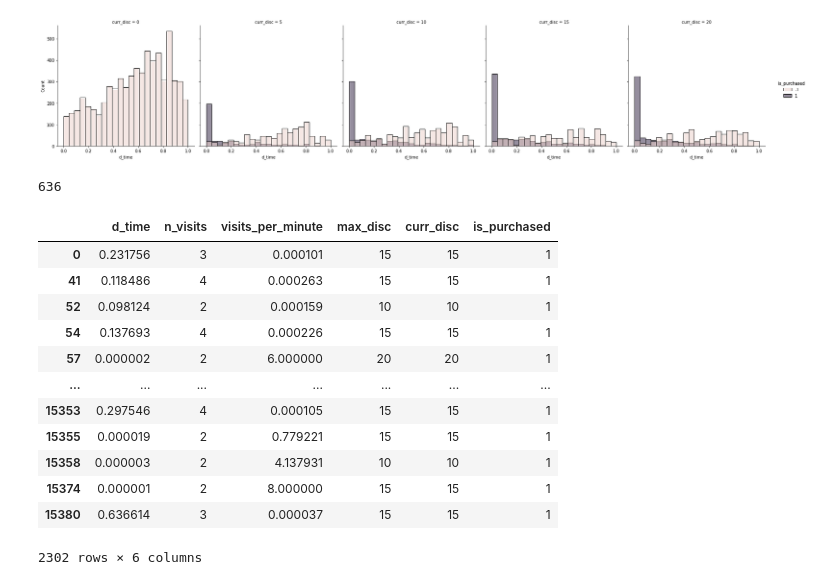
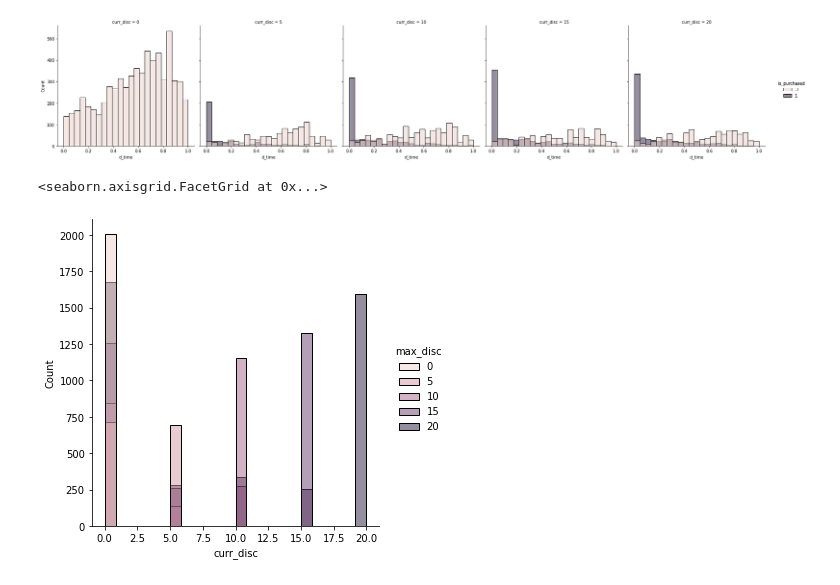
Before and after one commit to tiskus333/AI_discount_predicition, a Jupyter notebook: data_analysis_2.ipynb, the cells around one changed output. Cells and saved outputs as stored; diff of their text form; code cells hidden in the pictures.

```diff
--- a/data_analysis_2.ipynb
+++ b/data_analysis_2.ipynb
@@ -346,25 +320,8 @@ g_n3 = sns.displot(data = normalized_df,x='d_time',col="max_disc",hue="is_purcha
 g_n4 = sns.displot(data = normalized_df,x='d_time',col="curr_disc",hue="is_purchased")
 # %% [output]
 [figure]
-# %%
-df = pd.DataFrame(final_data,columns=["d_time","n_visits","max_disc","curr_disc","is_purchased"])
-df = df[df.n_visits > 1]
-len(df[(df.is_purchased == 1) & (df.curr_disc != 0) & (df.d_time > 3600) & (df.n_visits < 4) ])
-# %% [output]
-636
-# %%
-df2[df2.is_purchased == 1]
-# %% [output]
-|  | d_time | n_visits | visits_per_minute | max_disc | curr_disc | is_purchased |
-| 0 | 0.231756 | 3 | 0.000101 | 15 | 15 | 1 |
-| 41 | 0.118486 | 4 | 0.000263 | 15 | 15 | 1 |
-| 52 | 0.098124 | 2 | 0.000159 | 10 | 10 | 1 |
-| 54 | 0.137693 | 4 | 0.000226 | 15 | 15 | 1 |
-| 57 | 0.000002 | 2 | 6.000000 | 20 | 20 | 1 |
-| ... | ... | ... | ... | ... | ... | ... |
-| 15353 | 0.297546 | 4 | 0.000105 | 15 | 15 | 1 |
-| 15355 | 0.000019 | 2 | 0.779221 | 15 | 15 | 1 |
-| 15358 | 0.000003 | 2 | 4.137931 | 10 | 10 | 1 |
-| 15374 | 0.000001 | 2 | 8.000000 | 15 | 15 | 1 |
-| 15380 | 0.636614 | 3 | 0.000037 | 15 | 15 | 1 |
-2302 rows × 6 columns
+# %%
+sns.displot(data=normalized_df,x='curr_disc',hue='max_disc')
+# %% [output]
+<seaborn.axisgrid.FacetGrid at 0x...>
+[figure, added]
```
Also changed, not shown: parts of 42 cells of this notebook, 4 other files.
